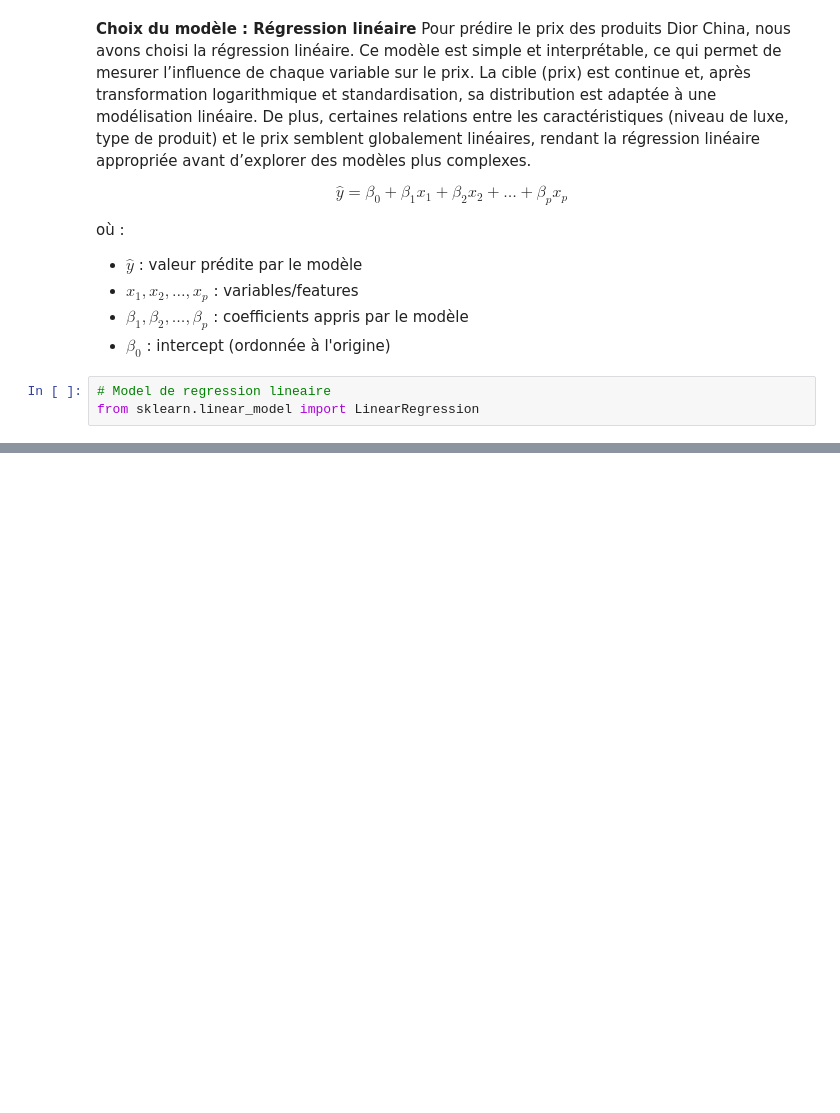
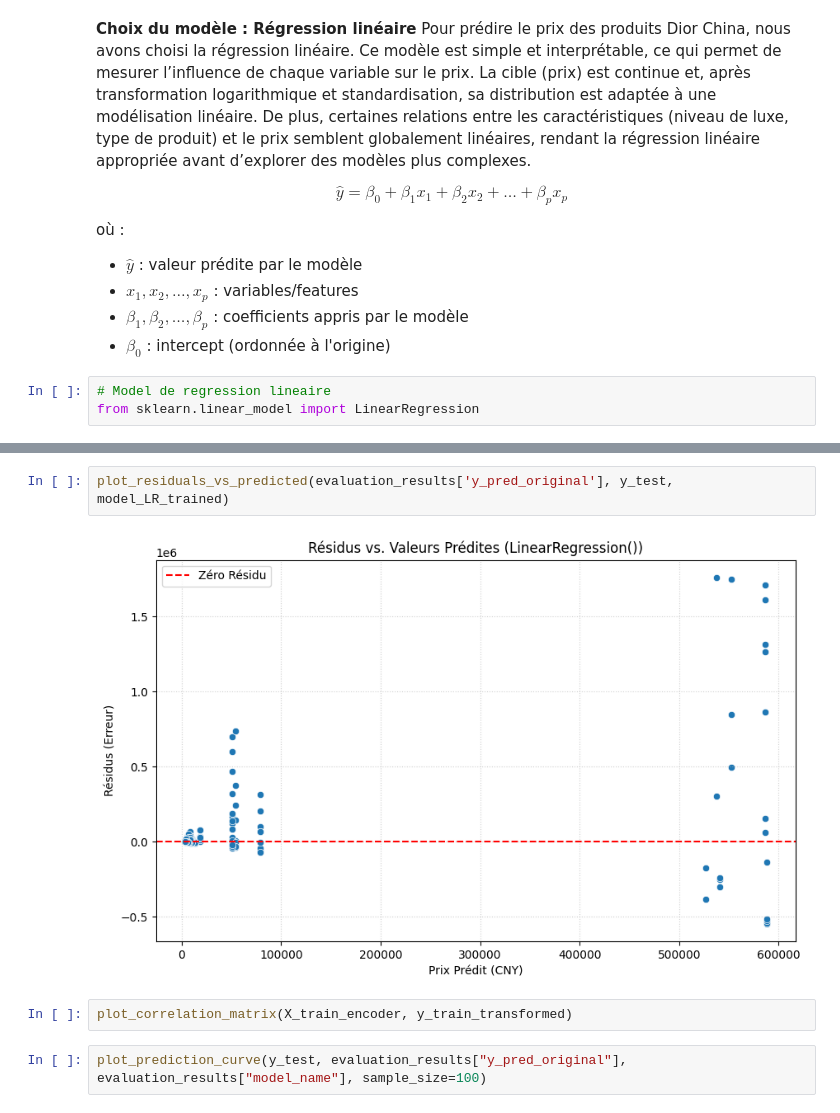
Before and after one commit to Chlooow/Projet-Apprentissage-Artificiel, a Jupyter notebook: notebooks/01_LinearRegression.ipynb, the cells around one changed output, grey strips where cells are left out. Cells and saved outputs as stored; diff of their text form; blank space fills up the shorter version.

```diff
--- a/notebooks/01_LinearRegression.ipynb
+++ b/notebooks/01_LinearRegression.ipynb
@@ -199,0 +250,8 @@ from sklearn.linear_model import LinearRegression
+# %%
+plot_residuals_vs_predicted(evaluation_results['y_pred_original'], y_test, model_LR_trained)
+# %% [output]
+[figure, added]
+# %%
+plot_correlation_matrix(X_train_encoder, y_train_transformed)
+# %%
+plot_prediction_curve(y_test, evaluation_results["y_pred_original"], evaluation_results["model_name"], sample_size=100)
```
Also changed, not shown: parts of 6 cells of this notebook, 2 other files.
